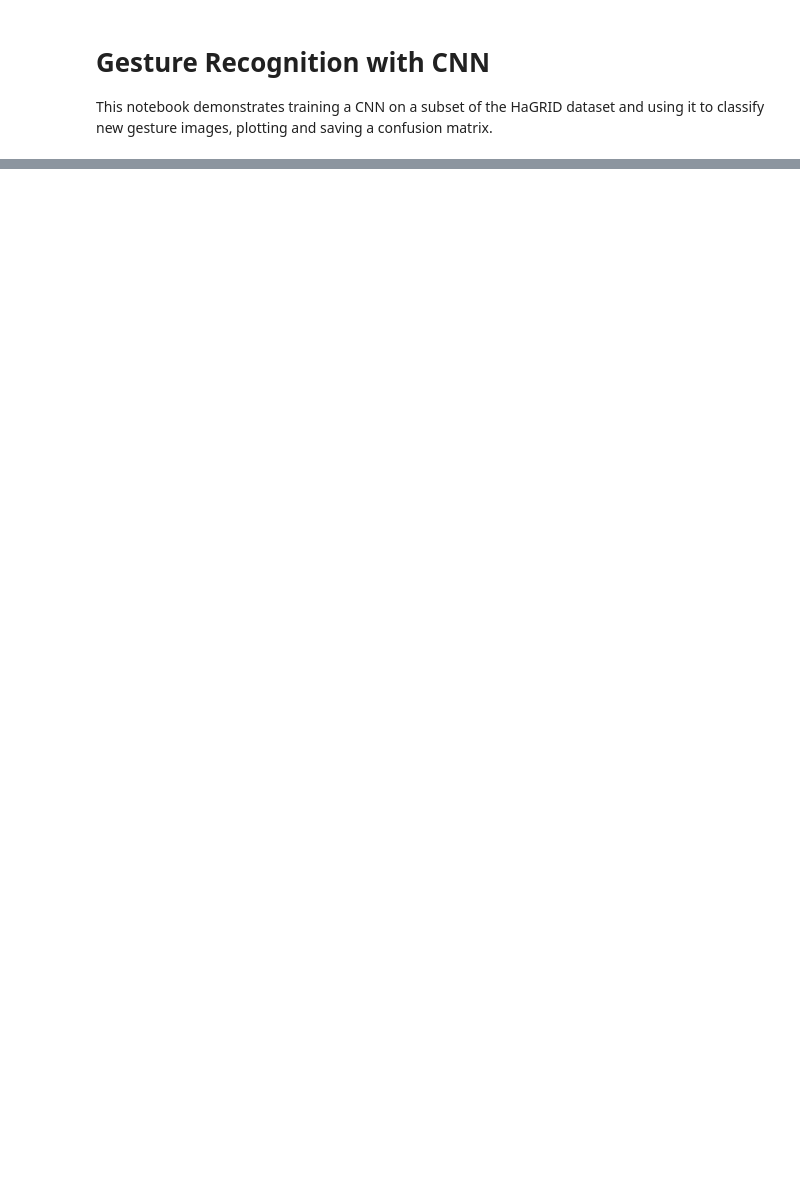
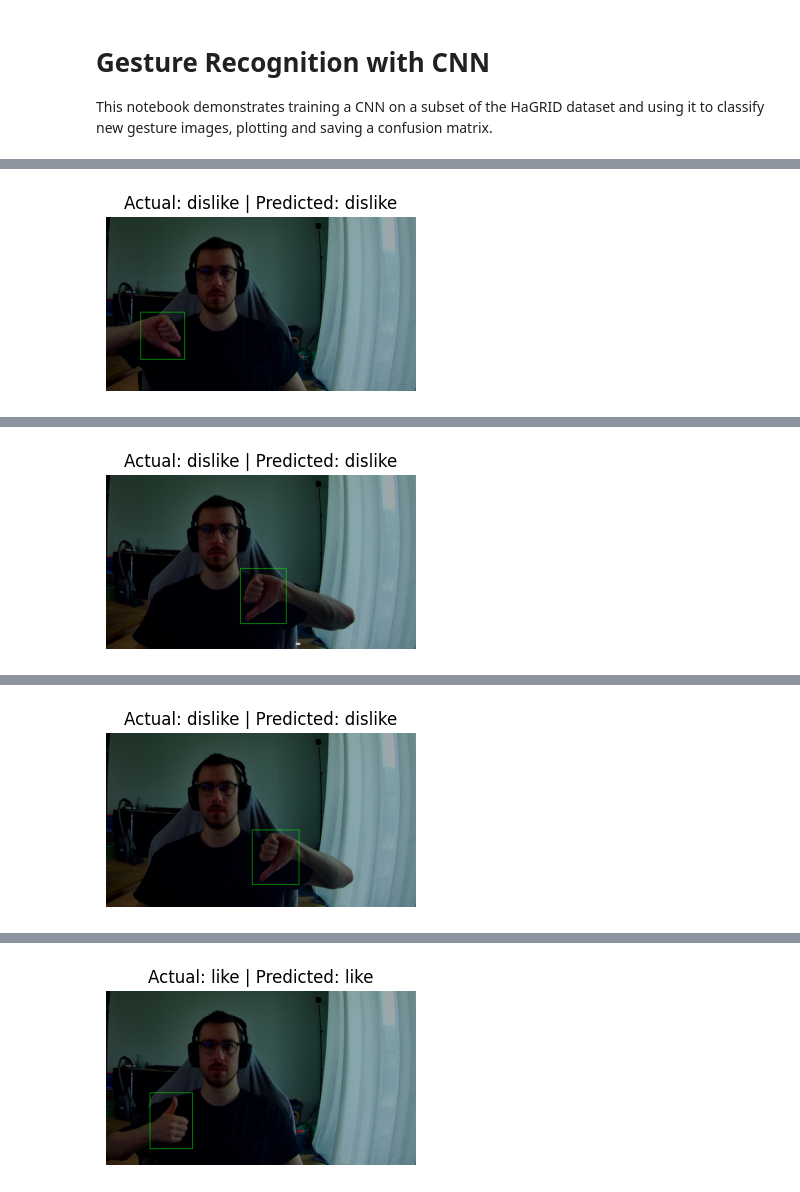
Before and after one commit to ITT-25/assignment-05-cnn-realdegrees-1, a Jupyter notebook: 02-dataset/gesture_detection.ipynb, the cells around one changed output, grey strips where cells are left out. Saved outputs shown, nothing was run; the diff lists cells and outputs as text; code cells hidden in the pictures; blank space fills up the shorter version.

Commit message:
add gesture prediction and confusion matrix + formatting

```diff
--- a/02-dataset/gesture_detection.ipynb
+++ b/02-dataset/gesture_detection.ipynb
@@ -138,0 +145,76 @@ plt.show()
+# %%
+
+# Prepare lists for predictions and ground truth
+predictions = []
+ground_truths = []
+GESTURES_PATH = "./gestures"
+ANNOTATION_PATH = "./annot-*.json"
+
+annot_files = glob.glob(ANNOTATION_PATH)
+assert len(annot_files) > 0, "No annotation file found."
+with open(annot_files[0], "r") as f:
+    gesture_annots: Dict[str, Dict] = json.load(f)
+
+for fname, annot in gesture_annots.items():
+    if not annot["labels"]:
+        continue
+    label = annot["labels"][0]
+    if label not in label_names:
+        continue
+    label_idx = label_names.index(label)
+    # Load image from gestures subfolders
+    img_candidates = glob.glob(os.path.join(GESTURES_PATH, "**", fname + ".jpg"), recursive=True)
+    if img_candidates:
+        img_path = img_candidates[0]
+    else:
+        continue
+    img = cv2.imread(img_path)
+    if img is None:
+        continue
+
+    # Draw bounding box
+    img_print = img.copy()
+    bbox = annot["bboxes"][0]
+    h, w = img.shape[:2]
+    x1 = int(bbox[0] * w)
+    y1 = int(bbox[1] * h)
+    bw = int(bbox[2] * w)
+    bh = int(bbox[3] * h)
+    x2 = x1 + bw
+    y2 = y1 + bh
+    cv2.rectangle(img_print, (x1, y1), (x2, y2), (0, 255, 0), 2)
+
+    # Crop the image to the bounding box
+    img = img[y1:y2, x1:x2]
+
+    # Use preprocess_image for consistency with training
+    img = preprocess_image(img)
+    img = np.expand_dims(img, axis=0)
+
+    # Predict label
+    pred = int(np.argmax(model.predict(img), axis=1)[0])
+    pred_label = label_names[pred]
+    predictions.append(pred)
+    ground_truths.append(label_idx)
+
+    # Print and show image with labels
+    plt.figure(figsize=(4, 4))
+    plt.imshow(cv2.cvtColor(img_print, cv2.COLOR_BGR2RGB))
+    plt.title(f"Actual: {label} | Predicted: {pred_label}")
+    plt.axis("off")
+    plt.show()
+
+
+
+# Plot and save confusion matrix
+if predictions and ground_truths:
+    conf_matrix = confusion_matrix(ground_truths, predictions, labels=list(range(len(label_names))))
+    fig = plt.figure(figsize=(10, 10))
+    ConfusionMatrixDisplay(conf_matrix, display_labels=label_names).plot(ax=plt.gca())
+    plt.xticks(rotation=90, ha="center")
+    plt.title(f"Confusion Matrix for {GESTURES_PATH} Images")
+    plt.savefig("conf-matrix.png")
+    plt.show()
+else:
+    print("No predictions or ground truth labels available.")
+# %% [output]
@@ -138,0 +222 @@ plt.show()
+[figure, added]
@@ -138,0 +224 @@ plt.show()
+[figure, added]
@@ -138,0 +226 @@ plt.show()
+[figure, added]
@@ -138,0 +228 @@ plt.show()
+[figure, added]
```
Also changed, not shown: parts of 7 cells of this notebook, 1 other file.
